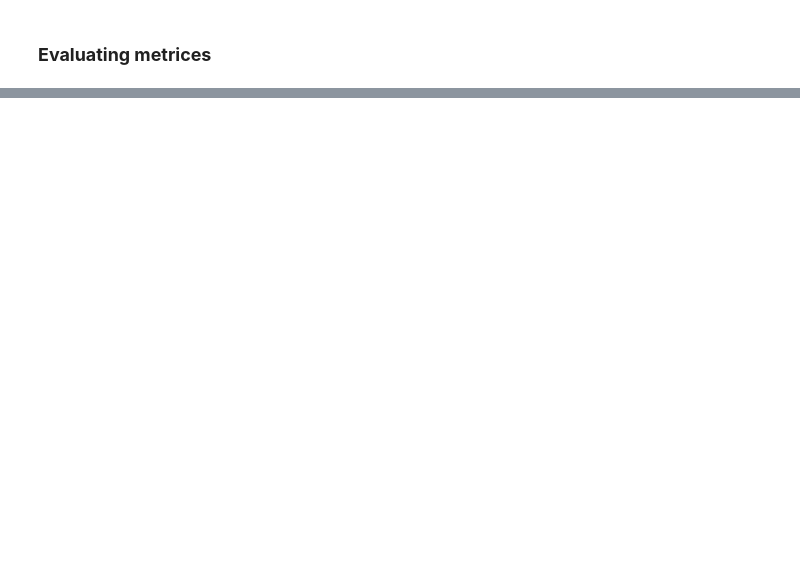
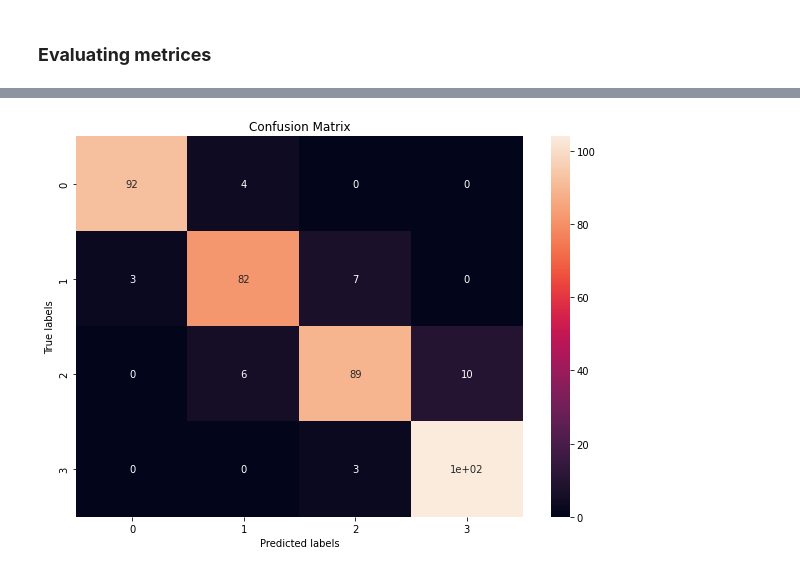
Before and after one commit to sagar2582/Capstone-3-Mobile_Price_Prediction, a Jupyter notebook: Capstone_3_Mobile_Price_Prediction.ipynb, the cells around one changed output, grey strips where cells are left out. Drawn from its saved outputs; the diff is of its cells as text; code cells hidden in the pictures; blank space fills up the shorter version.

```diff
--- a/Capstone_3_Mobile_Price_Prediction.ipynb
+++ b/Capstone_3_Mobile_Price_Prediction.ipynb
@@ -1354,0 +1325,6 @@ weighted avg       0.92      0.92      0.92       400
+# %%
+# Plotting the test confusion matrix
+
+test_confusion_matrix(cm_test)
+# %% [output]
+[figure, added]
```
Also changed, not shown: parts of 27 cells of this notebook.
